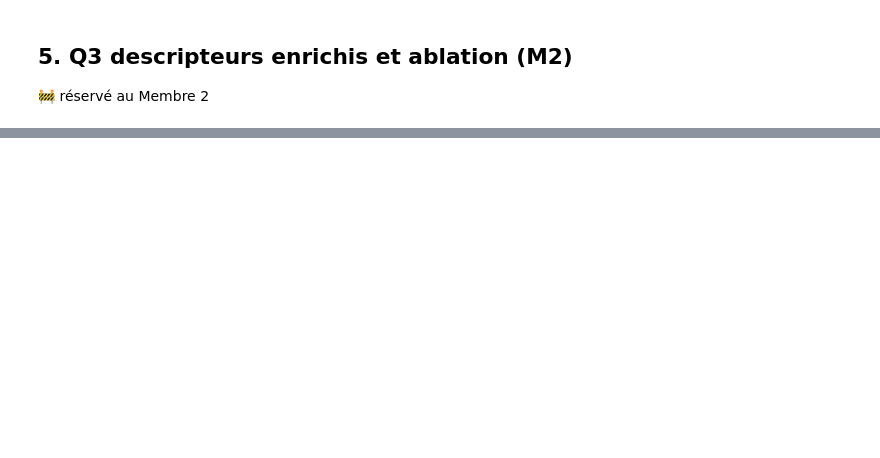
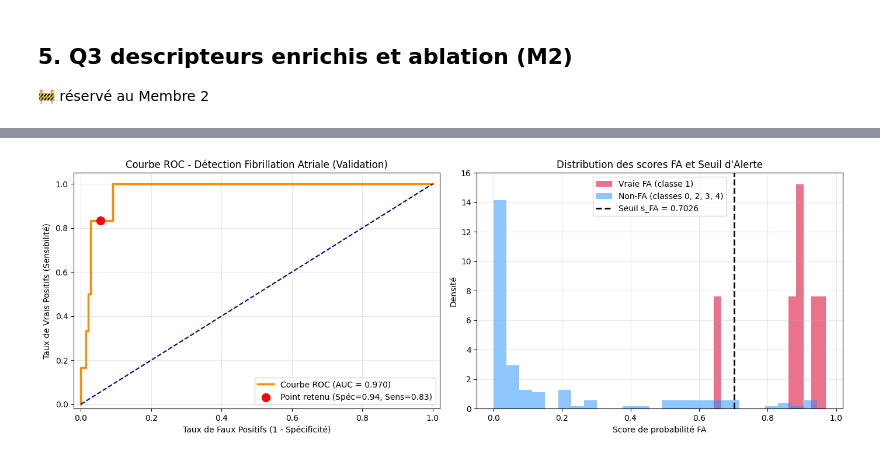
Before and after one commit to hichamouaouche/UC3-Cardiac-Telemonitoring, a Jupyter notebook: notebooks/uc3_jalon1.ipynb, the cells around one changed output, grey strips where cells are left out. Cells and saved outputs as stored; diff of their text form; code cells hidden in the pictures; blank space fills up the shorter version.

Commit message:
finalisation seuil FA, verification theorique et evaluation finale test

```diff
--- a/notebooks/uc3_jalon1.ipynb
+++ b/notebooks/uc3_jalon1.ipynb
@@ -14,22 +14,27 @@ from pathlib import Path
 os.environ['TF_CPP_MIN_LOG_LEVEL'] = '3'
 os.environ['CUDA_VISIBLE_DEVICES'] = '-1'
 
+import tensorflow as tf
+from tensorflow import keras
 import matplotlib.pyplot as plt
 import numpy as np
 import pandas as pd
 import scipy
 import sklearn
-import tensorflow as tf
 from sklearn.preprocessing import StandardScaler
-from tensorflow import keras
 
-candidats_root = [Path.cwd(), *Path.cwd().parents]
+candidats_root = [
+    Path.cwd(),
+    Path.cwd() / 'UC3-Cardiac-Telemonitoring',
+    *Path.cwd().parents,
+    *[p / 'UC3-Cardiac-Telemonitoring' for p in Path.cwd().parents]
+]
 ROOT = next((candidate for candidate in candidats_root if (candidate / 'src' / 'commun.py').exists()), None)
 if ROOT is None:
     raise FileNotFoundError("Projet introuvable : le dossier src/commun.py n'est pas accessible depuis le kernel.")
 DATA_DIR = ROOT / 'data'
 sys.path.insert(0, str(ROOT / 'src'))
-from commun import FS, NOMS, NOMS_FEAT, SEED, charger, detecter_qrs, evaluer_rythme, extraire, journaliser, mlp_rythme, poids_classes, verifier_sans_fuite
+from commun import FS, NOMS, NOMS_FEAT, SEED, charger, detecter_qrs, evaluer_rythme, extraire, journaliser, mlp_rythme, poids_classes, verifier_sans_fuite, seuil_specificite
 
 random.seed(SEED)
 np.random.seed(SEED)
@@ -470,0 +476,62 @@ plt.show()
+# %%
+from sklearn.metrics import roc_curve, auc
+
+# 1. Modèle final retenu : 24 descripteurs normalisés + Focal Loss (gamma=2.0)
+sc_final = StandardScaler()
+X_tr_24 = sc_final.fit_transform(F_tr_full)
+X_va_24 = sc_final.transform(F_va_full)
+
+keras.utils.set_random_seed(SEED)
+m_final = mlp_rythme(input_dim=24, loss=keras.losses.CategoricalFocalCrossentropy(gamma=2.0))
+m_final.fit(X_tr_24, Y1_tr, epochs=60, batch_size=64, verbose=0, validation_data=(X_va_24, Y1_va))
+
+# 2. Prédictions sur la validation
+p_va = m_final.predict(X_va_24, verbose=0)
+score_fa_val = p_va[:, 1]
+yva_fa = (yva == 1).astype(int)
+
+# 3. Calcul du seuil pour 95 % de spécificité (via la fonction du module commun)
+s_fa = seuil_specificite(yva, score_fa_val, specificite=0.95)
+
+# Sensibilité et spécificité obtenues sur la validation à ce seuil
+alerte_val = (score_fa_val >= s_fa)
+sens_val = float(np.mean(alerte_val[yva == 1]))
+spec_val = float(np.mean(~alerte_val[yva != 1]))
+
+# 4. Courbe ROC
+fpr, tpr, thresholds = roc_curve(yva_fa, score_fa_val)
+roc_auc = float(auc(fpr, tpr))
+
+print(f"=== Q4 : Calibration du Seuil d'Alerte FA (Validation) ===")
+print(f"Seuil calibré s_FA (Spécificité 95%) : {s_fa:.4f}")
+print(f"Sensibilité (Rappel FA) à ce seuil  : {sens_val:.4f} ({int(np.sum(alerte_val[yva == 1]))}/{int(np.sum(yva == 1))})")
+print(f"Spécificité observée                : {spec_val:.4f}")
+print(f"Aire sous la courbe ROC (AUC)       : {roc_auc:.4f}")
+
+# 5. Visualisations : Courbe ROC et Distribution des scores
+fig, (ax1, ax2) = plt.subplots(1, 2, figsize=(14, 5))
+
+# Courbe ROC
+ax1.plot(fpr, tpr, color='darkorange', lw=2.5, label=f'Courbe ROC (AUC = {roc_auc:.3f})')
+ax1.plot([0, 1], [0, 1], color='navy', lw=1.5, linestyle='--')
+ax1.scatter([1.0 - spec_val], [sens_val], color='red', s=100, zorder=5,
+            label=f'Point retenu (Spéc={spec_val:.2f}, Sens={sens_val:.2f})')
+ax1.set(xlabel='Taux de Faux Positifs (1 - Spécificité)', ylabel='Taux de Vrais Positifs (Sensibilité)',
+        title="Courbe ROC - Détection Fibrillation Atriale (Validation)", xlim=[-0.02, 1.02], ylim=[-0.02, 1.05])
+ax1.legend(loc="lower right")
+ax1.grid(alpha=0.3)
+
+# Histogramme des scores FA
+ax2.hist(score_fa_val[yva == 1], bins=15, alpha=0.6, color='crimson', label='Vraie FA (classe 1)', density=True)
+ax2.hist(score_fa_val[yva != 1], bins=25, alpha=0.5, color='dodgerblue', label='Non-FA (classes 0, 2, 3, 4)', density=True)
+ax2.axvline(s_fa, color='black', linestyle='--', lw=2, label=f'Seuil s_FA = {s_fa:.4f}')
+ax2.set(xlabel='Score de probabilité FA', ylabel='Densité', title='Distribution des scores FA et Seuil d\'Alerte')
+ax2.legend()
+ax2.grid(alpha=0.3)
+
+fig.tight_layout()
+plt.show()
+
+# 6. Consignation dans le journal d'expériences
+journaliser("M3", "Q4 Seuil FA", f"Spec cible=95%; s_FA={s_fa:.4f}", f"Sens_val={sens_val:.4f}; AUC={roc_auc:.4f}", "Seuil calibre sur validation")
+# %% [output]
@@ -470,0 +543 @@ plt.show()
+[figure, added]
```
Also changed, not shown: parts of 23 cells of this notebook, 5 other files.
